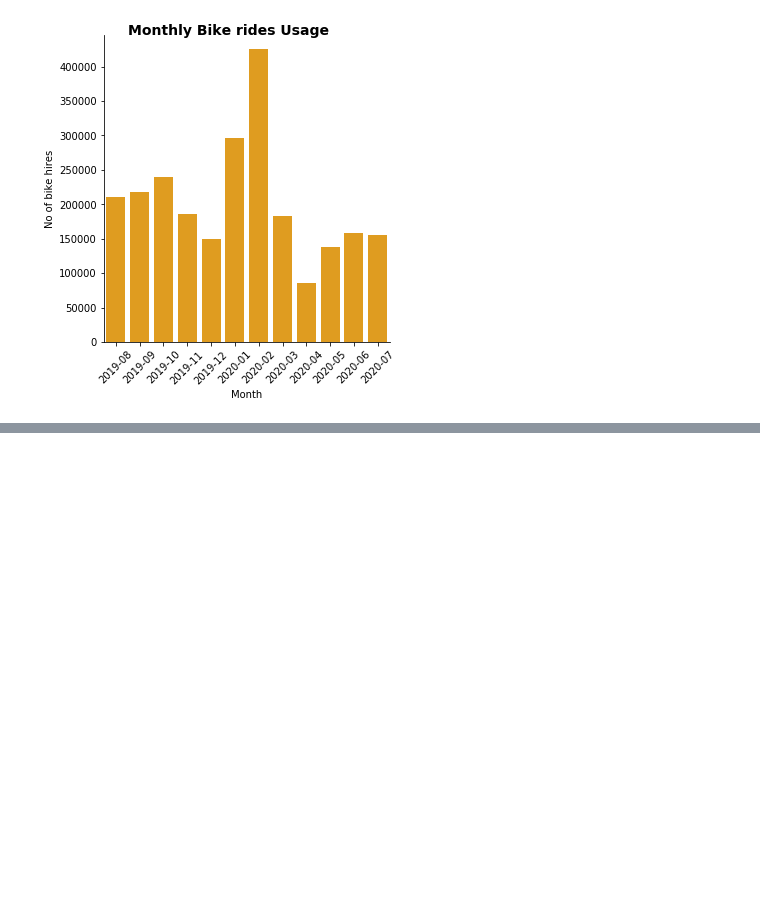
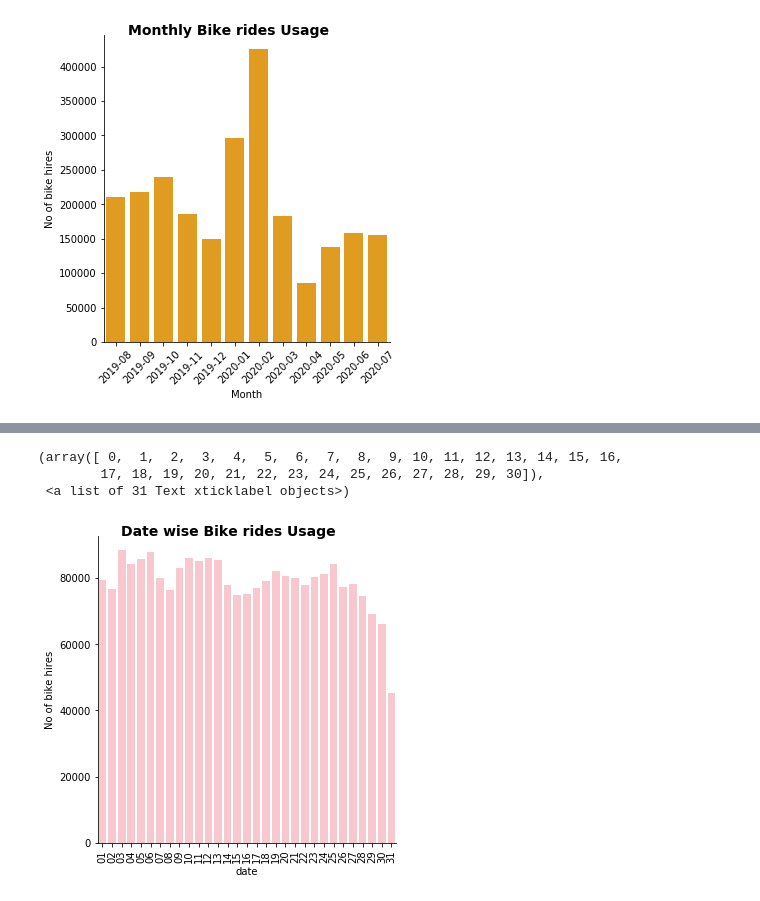
Before and after one commit to anandsimer/Communicate-Data-Findings, a Jupyter notebook: exploration.ipynb, the cells around one changed output, grey strips where cells are left out. Cells and saved outputs as stored; diff of their text form; code cells hidden in the pictures; blank space fills up the shorter version.

```diff
--- a/exploration.ipynb
+++ b/exploration.ipynb
@@ -509,0 +546,10 @@ Name: start_time, Length: 2444694, dtype: object
+# %%
+graph = sb.catplot(data=ford_df, x='day', kind='count', color='pink')
+graph.set_axis_labels("date", "No of bike hires")
+graph.fig.suptitle('Date wise Bike rides Usage', y=1, fontsize=14, fontweight='semibold');
+plt.xticks(rotation = 90)
+# %% [output]
+(array([ 0,  1,  2,  3,  4,  5,  6,  7,  8,  9, 10, 11, 12, 13, 14, 15, 16,
+        17, 18, 19, 20, 21, 22, 23, 24, 25, 26, 27, 28, 29, 30]),
+ <a list of 31 Text xticklabel objects>)
+[figure, added]
```
Also changed, not shown: parts of 31 cells of this notebook.
